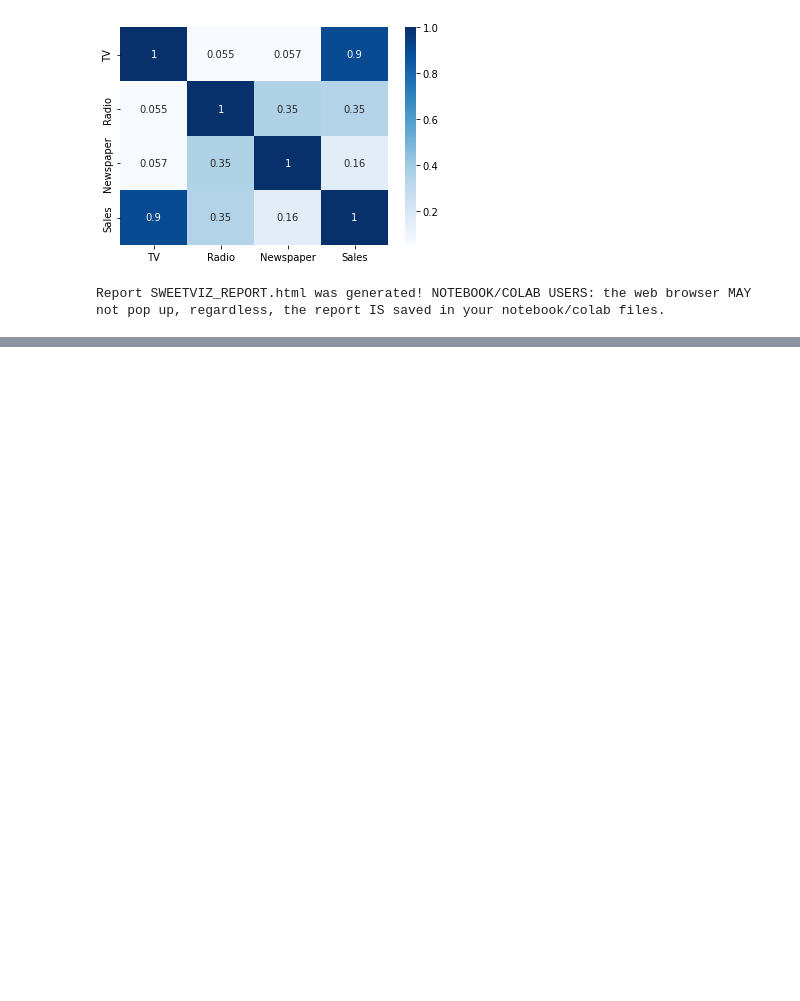
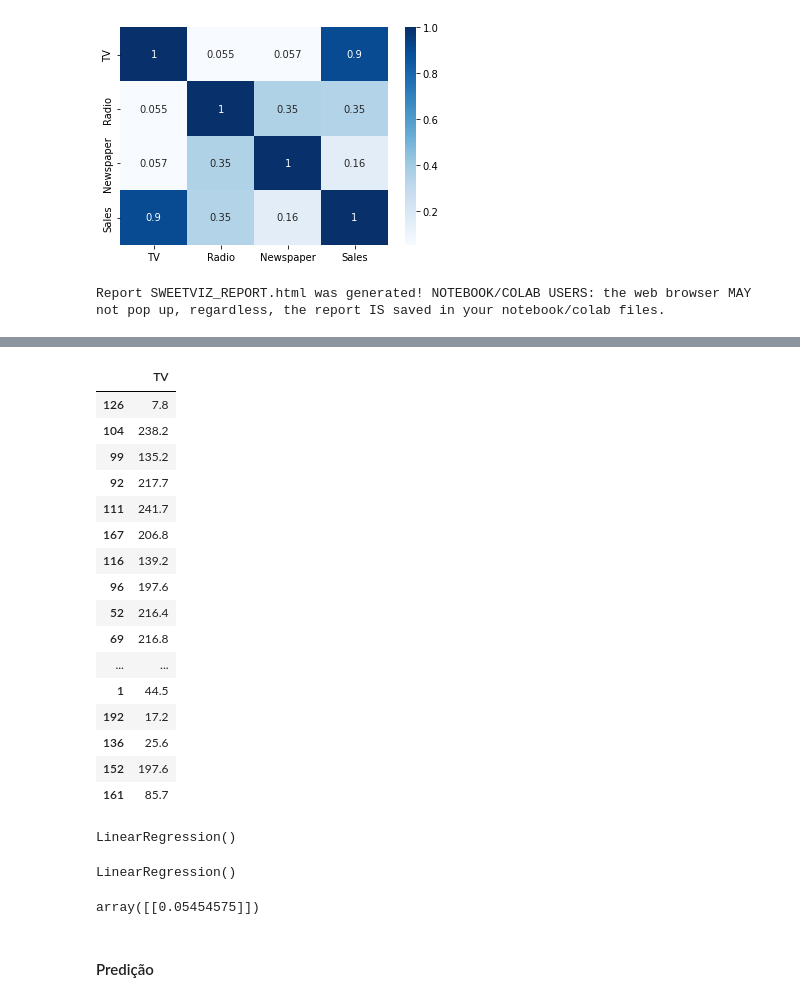
Before and after one commit to joanasampaio07/joanasampaio07, a Jupyter notebook: Maratona_Ciência_de_Dados_do_zero_a_primeira_vaga.ipynb, the cells around one changed output, grey strips where cells are left out. Cells and saved outputs as stored; diff of their text form; code cells hidden in the pictures; blank space fills up the shorter version.

```diff
--- a/Maratona_Ciência_de_Dados_do_zero_a_primeira_vaga.ipynb
+++ b/Maratona_Ciência_de_Dados_do_zero_a_primeira_vaga.ipynb
@@ -134,0 +162,3 @@ Report SWEETVIZ_REPORT.html was generated! NOTEBOOK/COLAB USERS: the web browser
+# %%
+#X = df[["TV", "Radio", "Newspaper"]]
+X = df[["TV"]]
@@ -134,0 +189,2 @@ Report SWEETVIZ_REPORT.html was generated! NOTEBOOK/COLAB USERS: the web browser
+# %%
+y = df[["Sales"]]
@@ -134,0 +239,20 @@ Report SWEETVIZ_REPORT.html was generated! NOTEBOOK/COLAB USERS: the web browser
+# %%
+X_test
+# %% [output]
+|  | TV |
+| 126 | 7.8 |
+| 104 | 238.2 |
+| 99 | 135.2 |
+| 92 | 217.7 |
+| 111 | 241.7 |
+| 167 | 206.8 |
+| 116 | 139.2 |
+| 96 | 197.6 |
+| 52 | 216.4 |
+| 69 | 216.8 |
+| ... | ... |
+| 1 | 44.5 |
+| 192 | 17.2 |
+| 136 | 25.6 |
+| 152 | 197.6 |
+| 161 | 85.7 |
@@ -134,0 +261,14 @@ Report SWEETVIZ_REPORT.html was generated! NOTEBOOK/COLAB USERS: the web browser
+# %%
+lr
+# %% [output]
+LinearRegression()
+# %%
+lr.fit(X_train, y_train)
+# %% [output]
+LinearRegression()
+# %%
+lr.coef_
+# %% [output]
+array([[0.05454575]])
+# %% [markdown]
+#### Predição
```
Also changed, not shown: parts of 35 cells of this notebook.
